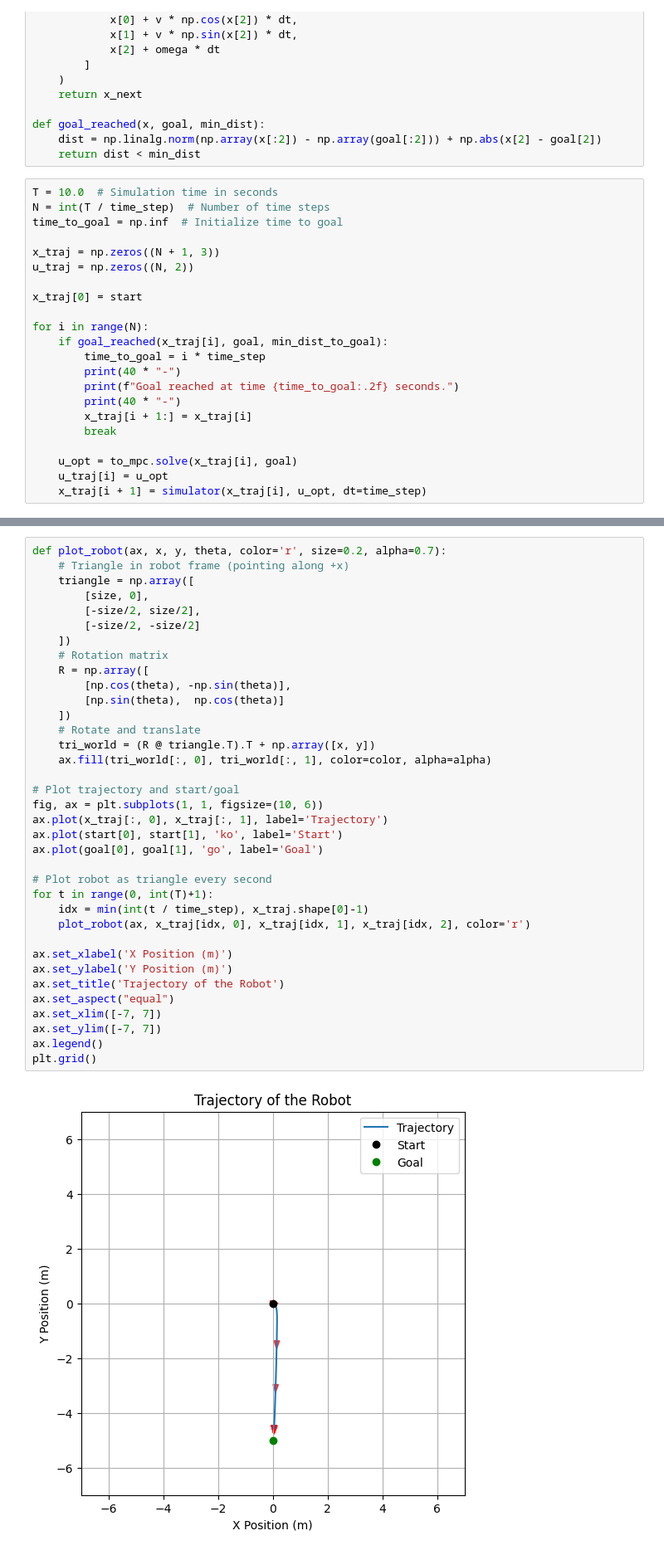
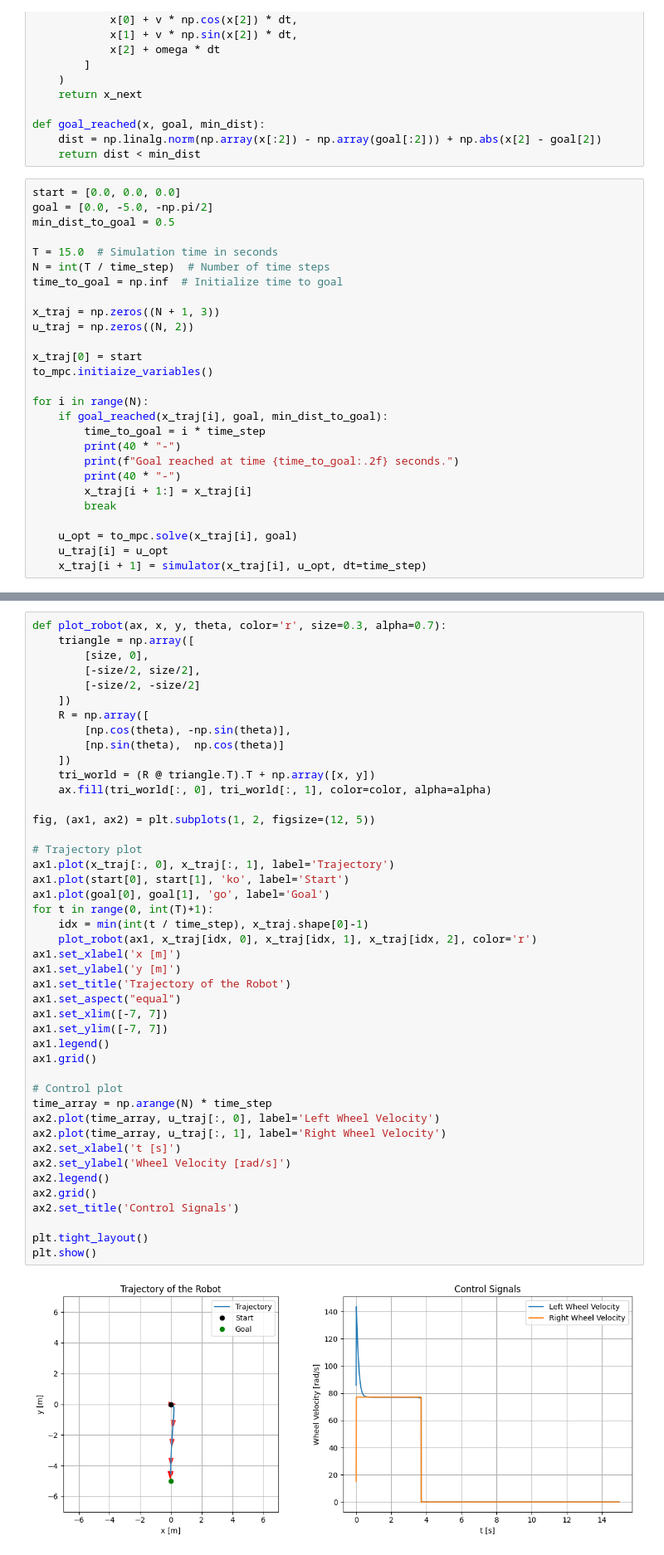
Before and after one commit to bojan-derajic/QTO-MPC, a Jupyter notebook: notebooks/dev_notebook.ipynb, the cells around one changed output, grey strips where cells are left out. Shown at 83% size. Drawn from its saved outputs; the diff is of its cells as text.

```diff
--- a/notebooks/dev_notebook.ipynb
+++ b/notebooks/dev_notebook.ipynb
@@ -187,7 +189,11 @@ def goal_reached(x, goal, min_dist):
     dist = np.linalg.norm(np.array(x[:2]) - np.array(goal[:2])) + np.abs(x[2] - goal[2])
     return dist < min_dist
 # %%
-T = 10.0  # Simulation time in seconds
+start = [0.0, 0.0, 0.0]
+goal = [0.0, -5.0, -np.pi/2]
+min_dist_to_goal = 0.5
+
+T = 15.0  # Simulation time in seconds
 N = int(T / time_step)  # Number of time steps
 time_to_goal = np.inf  # Initialize time to goal
 
@@ -195,6 +201,7 @@ x_traj = np.zeros((N + 1, 3))
 u_traj = np.zeros((N, 2))
 
 x_traj[0] = start
+to_mpc.initiaize_variables()
 
 for i in range(N):
     if goal_reached(x_traj[i], goal, min_dist_to_goal):
@@ -229,38 +236,46 @@ Number of obj
 # %%
-def plot_robot(ax, x, y, theta, color='r', size=0.2, alpha=0.7):
-    # Triangle in robot frame (pointing along +x)
+def plot_robot(ax, x, y, theta, color='r', size=0.3, alpha=0.7):
     triangle = np.array([
         [size, 0],
         [-size/2, size/2],
         [-size/2, -size/2]
     ])
-    # Rotation matrix
     R = np.array([
         [np.cos(theta), -np.sin(theta)],
         [np.sin(theta),  np.cos(theta)]
     ])
-    # Rotate and translate
     tri_world = (R @ triangle.T).T + np.array([x, y])
     ax.fill(tri_world[:, 0], tri_world[:, 1], color=color, alpha=alpha)
 
-# Plot trajectory and start/goal
-fig, ax = plt.subplots(1, 1, figsize=(10, 6))
-ax.plot(x_traj[:, 0], x_traj[:, 1], label='Trajectory')
-ax.plot(start[0], start[1], 'ko', label='Start')
-ax.plot(goal[0], goal[1], 'go', label='Goal')
+fig, (ax1, ax2) = plt.subplots(1, 2, figsize=(12, 5))
 
-# Plot robot as triangle every second
+# Trajectory plot
+ax1.plot(x_traj[:, 0], x_traj[:, 1], label='Trajectory')
+ax1.plot(start[0], start[1], 'ko', label='Start')
+ax1.plot(goal[0], goal[1], 'go', label='Goal')
 for t in range(0, int(T)+1):
     idx = min(int(t / time_step), x_traj.shape[0]-1)
-    plot_robot(ax, x_traj[idx, 0], x_traj[idx, 1], x_traj[idx, 2], color='r')
+    plot_robot(ax1, x_traj[idx, 0], x_traj[idx, 1], x_traj[idx, 2], color='r')
+ax1.set_xlabel('x [m]')
+ax1.set_ylabel('y [m]')
+ax1.set_title('Trajectory of the Robot')
+ax1.set_aspect("equal")
+ax1.set_xlim([-7, 7])
+ax1.set_ylim([-7, 7])
+ax1.legend()
+ax1.grid()
 
-ax.set_xlabel('X Position (m)')
-ax.set_ylabel('Y Position (m)')
-ax.set_title('Trajectory of the Robot')
-ax.set_aspect("equal")
-ax.set_xlim([-7, 7])
-ax.set_ylim([-7, 7])
-ax.legend()
-plt.grid()
+# Control plot
+time_array = np.arange(N) * time_step
+ax2.plot(time_array, u_traj[:, 0], label='Left Wheel Velocity')
+ax2.plot(time_array, u_traj[:, 1], label='Right Wheel Velocity')
+ax2.set_xlabel('t [s]')
+ax2.set_ylabel('Wheel Velocity [rad/s]')
+ax2.legend()
+ax2.grid()
+ax2.set_title('Control Signals')
+
+plt.tight_layout()
+plt.show()
 # %% [output]
-[figure, old version]
+[figure, new version]
```
Also changed, not shown: parts of 6 cells of this notebook.
